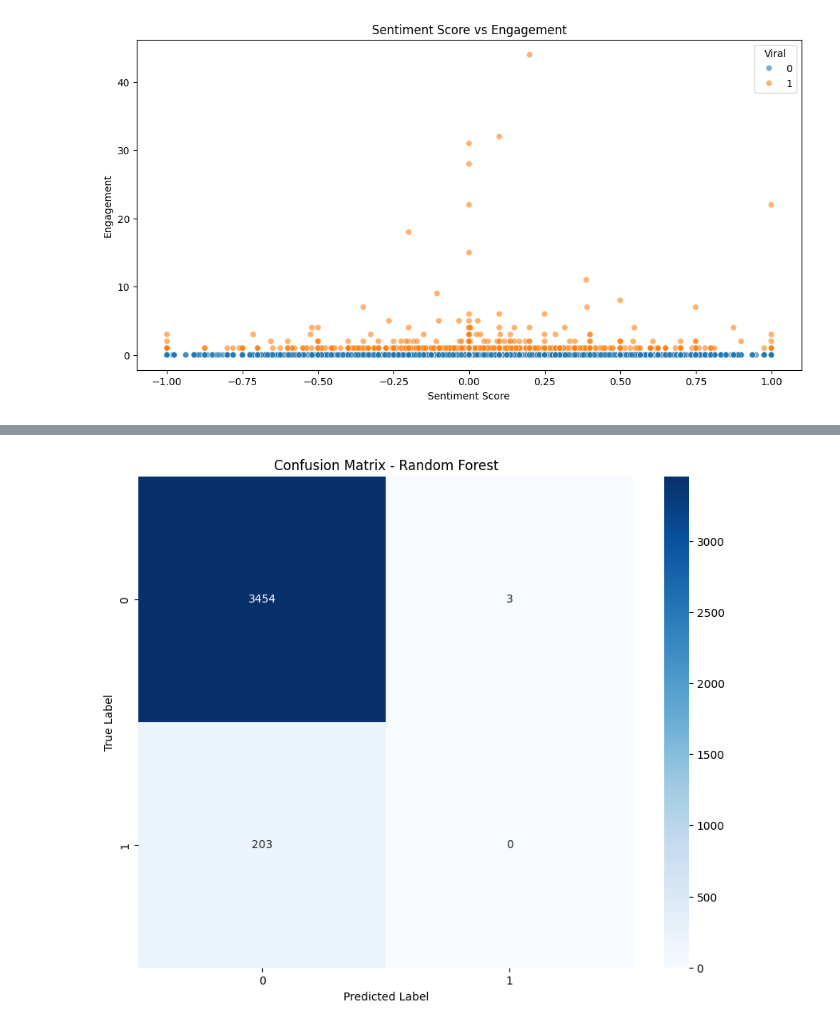
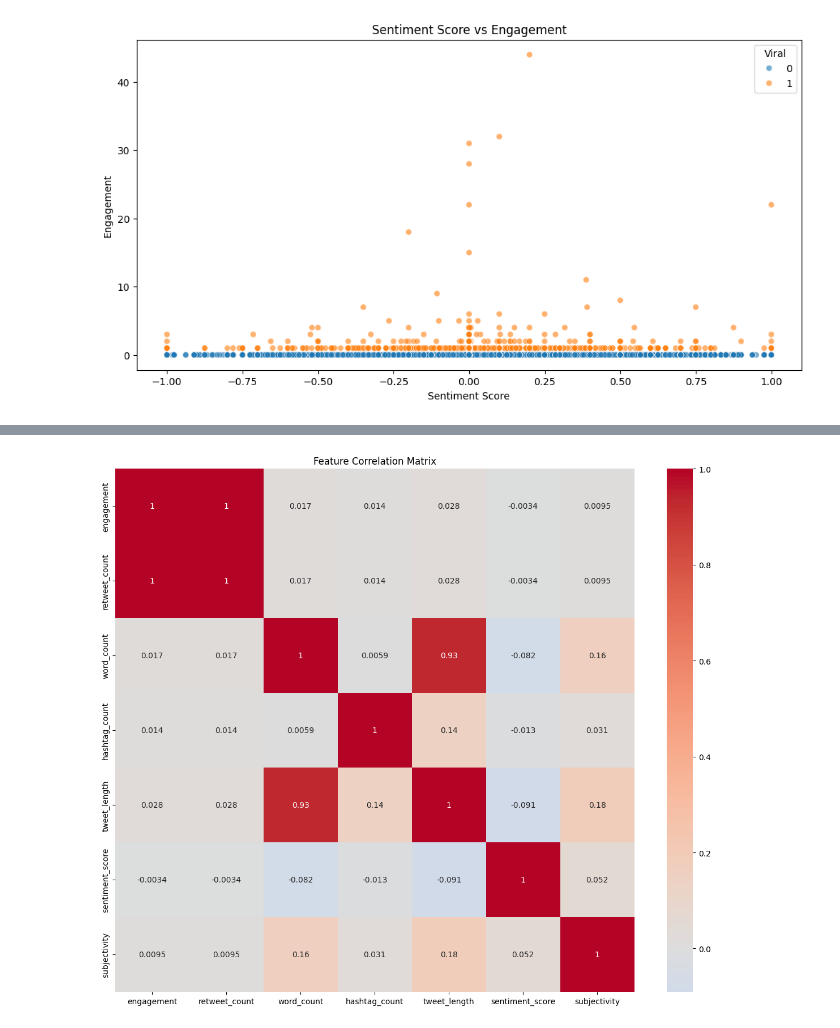
Before and after one commit to abubakarp789/Viral_or_Not-Predicting_Virality_of_Tweets, a Jupyter notebook: Predicting_Virality_of_Tweets.ipynb, the cells around one changed output, grey strips where cells are left out. Saved outputs shown, nothing was run; the diff lists cells and outputs as text; code cells hidden in the pictures.

```diff
--- a/Predicting_Virality_of_Tweets.ipynb
+++ b/Predicting_Virality_of_Tweets.ipynb
@@ -507,0 +525,3 @@ plt.show()
+# %%
+# Load the dataset
+data = pd.read_csv("Dataset/Updated_tweets_dataset.csv")
@@ -583,10 +679,10 @@ weighted avg       0.89      0.94      0.92      3660
 # %%
-# Confusion Matrix for Random Forest
-plt.figure(figsize=(10, 8))
-sns.heatmap(confusion_matrix(y_test, rf_pred), annot=True, fmt='d', cmap='Blues')
-plt.title('Confusion Matrix - Random Forest')
-plt.xlabel('Predicted Label')
-plt.ylabel('True Label')
+# 4. Correlation Matrix
+plt.figure(figsize=(12, 10))
+corr_matrix = data[numeric_columns].corr()
+sns.heatmap(corr_matrix, annot=True, cmap='coolwarm', center=0)
+plt.title('Feature Correlation Matrix')
+plt.tight_layout()
 plt.show()
 # %% [output]
-[figure, old version]
+[figure, new version]
```
Also changed, not shown: parts of 16 cells of this notebook, 6 other files.
